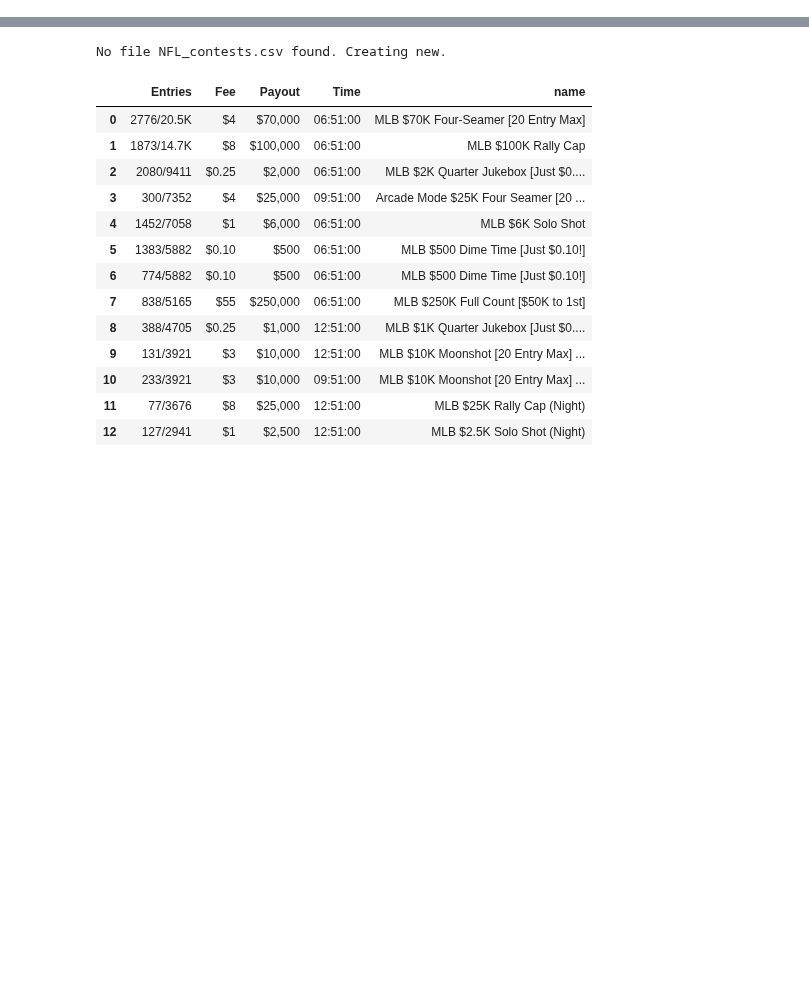
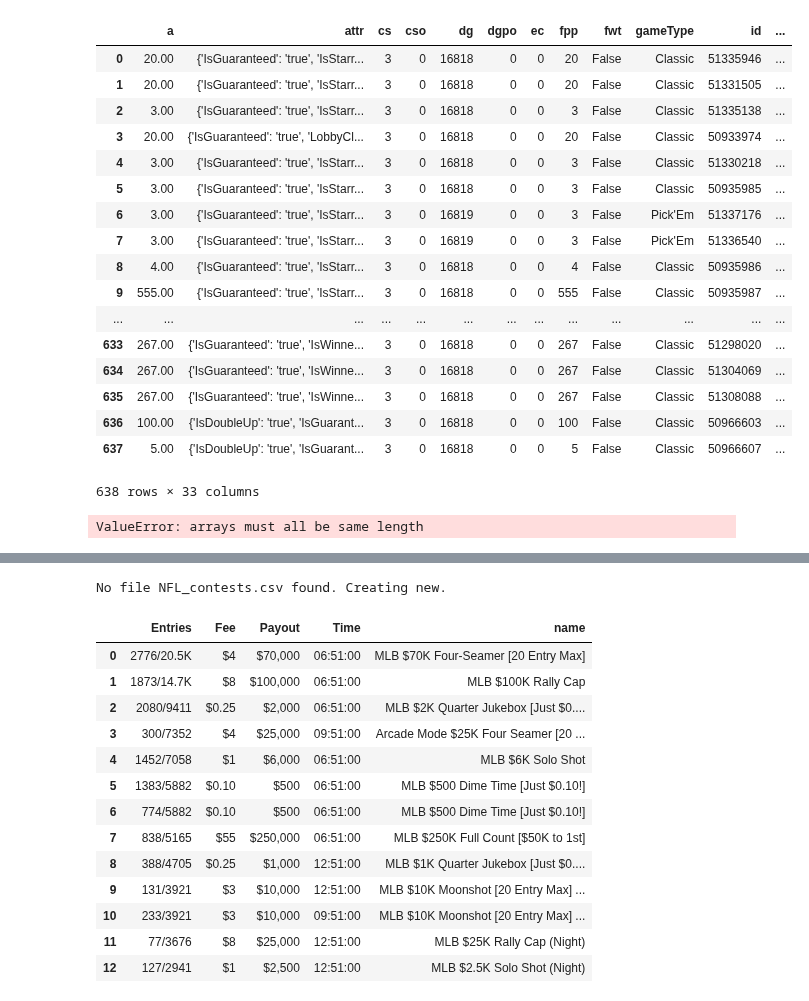
Before and after one commit to rogerfitz/tutorials, a Jupyter notebook: draft_kings_contests_scrape/Exploratory.ipynb, the cells around one changed output, grey strips where cells are left out. Cells and saved outputs as stored; diff of their text form; code cells hidden in the pictures; blank space fills up the shorter version.

```diff
--- a/draft_kings_contests_scrape/Exploratory.ipynb
+++ b/draft_kings_contests_scrape/Exploratory.ipynb
@@ -12,3 +18,34 @@ driver = webdriver.Chrome(chrome_options=chromeOptions)  # Optional argument, if
+# %%
+response=requests.get("https://www.draftkings.com/lobby/getlivecontests?sport=NFL")
+data=response.json()
+# %%
+pd.options.display.max_columns=None
+# %%
+live_contests=pd.DataFrame(data)
+live_contests
+# %% [output]
+|  | a | attr | cs | cso | dg | dgpo | ec | fpp | fwt | gameType | id | ... |
+| 0 | 20.00 | {'IsGuaranteed': 'true', 'IsStarr... | 3 | 0 | 16818 | 0 | 0 | 20 | False | Classic | 51335946 | ... |
+| 1 | 20.00 | {'IsGuaranteed': 'true', 'IsStarr... | 3 | 0 | 16818 | 0 | 0 | 20 | False | Classic | 51331505 | ... |
+| 2 | 3.00 | {'IsGuaranteed': 'true', 'IsStarr... | 3 | 0 | 16818 | 0 | 0 | 3 | False | Classic | 51335138 | ... |
+| 3 | 20.00 | {'IsGuaranteed': 'true', 'LobbyCl... | 3 | 0 | 16818 | 0 | 0 | 20 | False | Classic | 50933974 | ... |
+| 4 | 3.00 | {'IsGuaranteed': 'true', 'IsStarr... | 3 | 0 | 16818 | 0 | 0 | 3 | False | Classic | 51330218 | ... |
+| 5 | 3.00 | {'IsGuaranteed': 'true', 'IsStarr... | 3 | 0 | 16818 | 0 | 0 | 3 | False | Classic | 50935985 | ... |
+| 6 | 3.00 | {'IsGuaranteed': 'true', 'IsStarr... | 3 | 0 | 16819 | 0 | 0 | 3 | False | Pick'Em | 51337176 | ... |
+| 7 | 3.00 | {'IsGuaranteed': 'true', 'IsStarr... | 3 | 0 | 16819 | 0 | 0 | 3 | False | Pick'Em | 51336540 | ... |
+| 8 | 4.00 | {'IsGuaranteed': 'true', 'IsStarr... | 3 | 0 | 16818 | 0 | 0 | 4 | False | Classic | 50935986 | ... |
+| 9 | 555.00 | {'IsGuaranteed': 'true', 'IsStarr... | 3 | 0 | 16818 | 0 | 0 | 555 | False | Classic | 50935987 | ... |
+| ... | ... | ... | ... | ... | ... | ... | ... | ... | ... | ... | ... | ... |
+| 633 | 267.00 | {'IsGuaranteed': 'true', 'IsWinne... | 3 | 0 | 16818 | 0 | 0 | 267 | False | Classic | 51298020 | ... |
+| 634 | 267.00 | {'IsGuaranteed': 'true', 'IsWinne... | 3 | 0 | 16818 | 0 | 0 | 267 | False | Classic | 51304069 | ... |
+| 635 | 267.00 | {'IsGuaranteed': 'true', 'IsWinne... | 3 | 0 | 16818 | 0 | 0 | 267 | False | Classic | 51308088 | ... |
+| 636 | 100.00 | {'IsDoubleUp': 'true', 'IsGuarant... | 3 | 0 | 16818 | 0 | 0 | 100 | False | Classic | 50966603 | ... |
+| 637 | 5.00 | {'IsDoubleUp': 'true', 'IsGuarant... | 3 | 0 | 16818 | 0 | 0 | 5 | False | Classic | 50966607 | ... |
+638 rows × 33 columns
+# %%
+pd.read_json("https://www.draftkings.com/lobby/getcontests?sport=NFL")
+# %% [output]
+ValueError: arrays must all be same length
 # %%
 driver.get("http://www.draftkings.com")
 # %%
```
Also changed, not shown: parts of 4 cells of this notebook, 4 other files.
